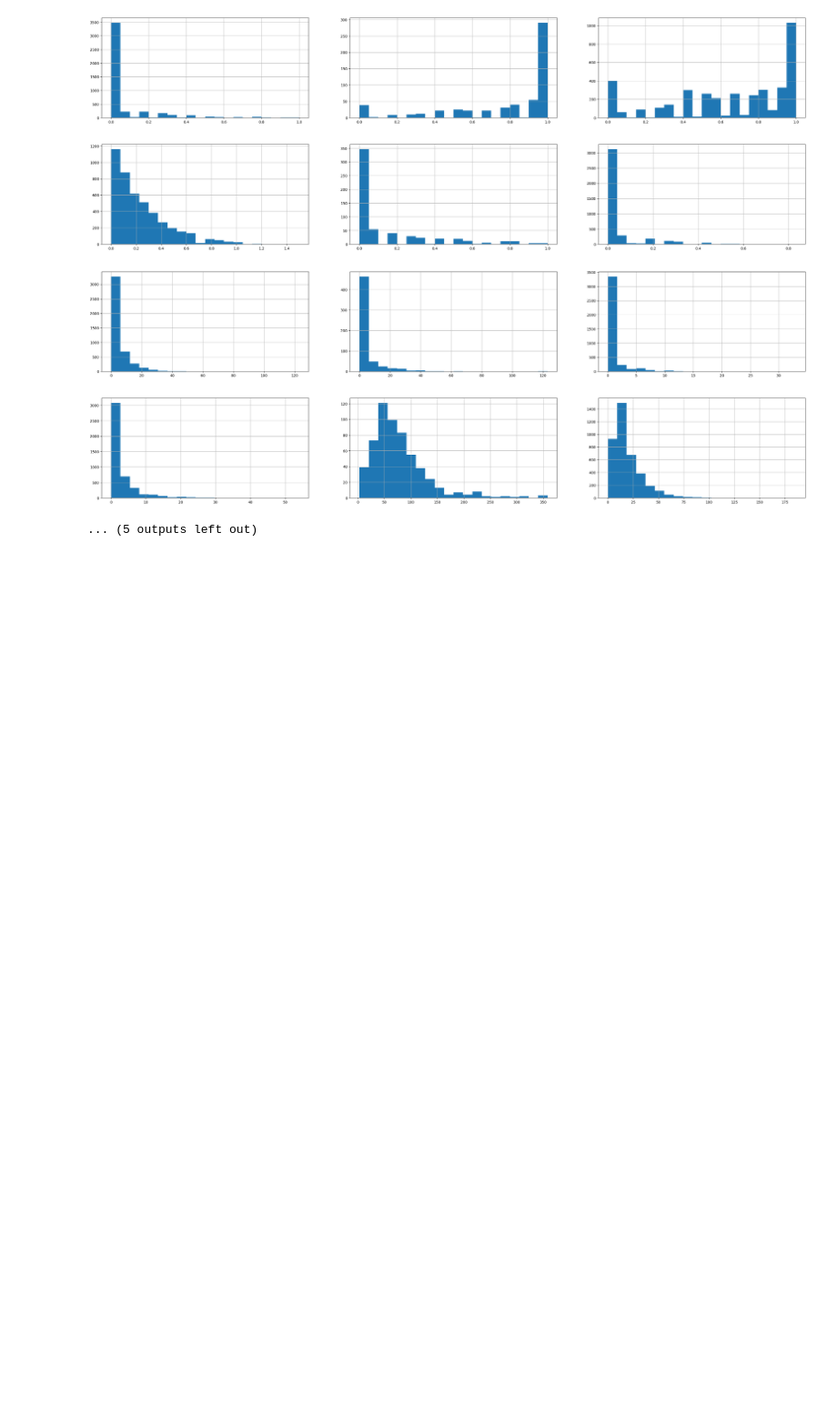
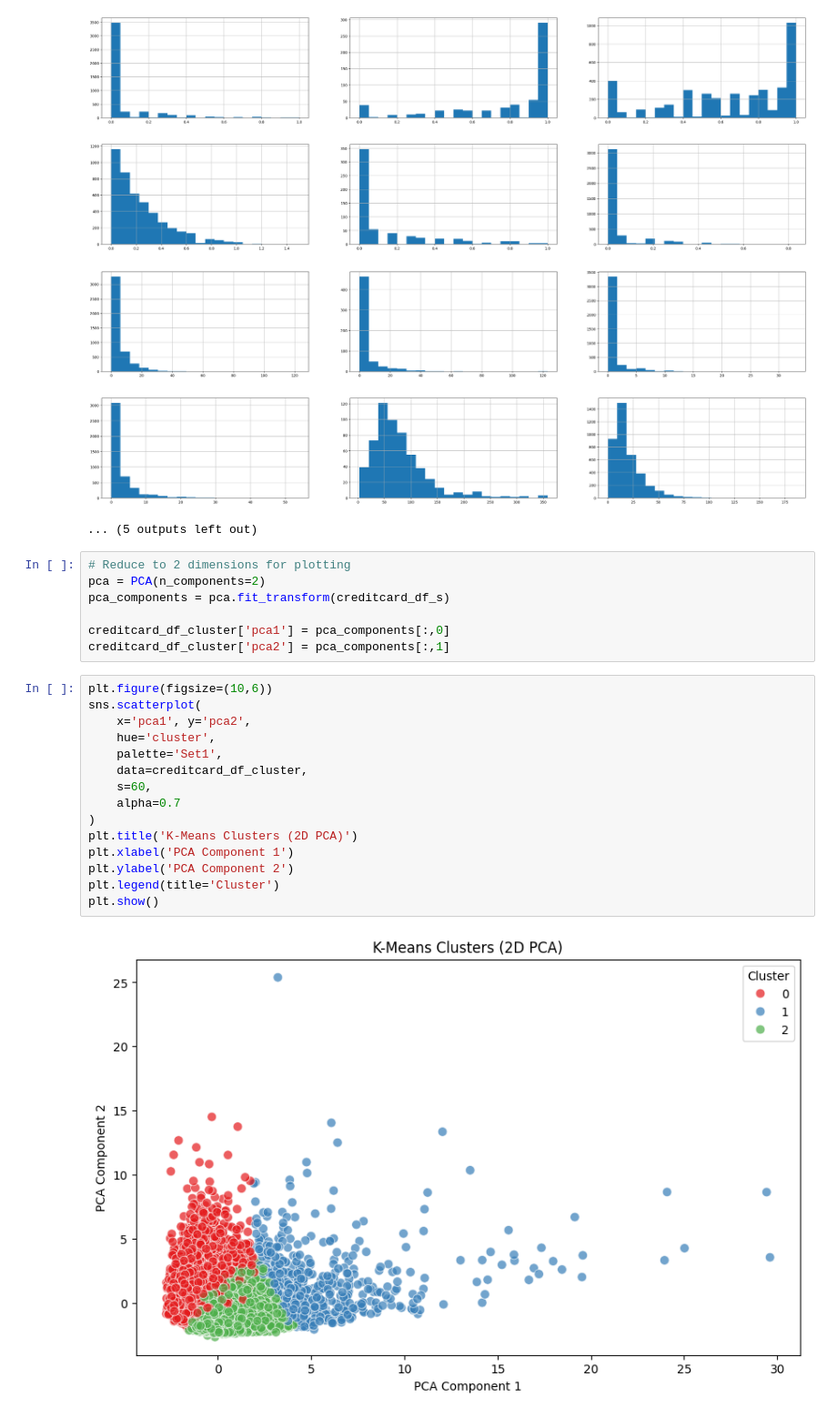
Before and after one commit to alb1nut/Credit-Card-Customer-Segmentation-, a Jupyter notebook: Customer_Segmentation_for_Marketing_Strategy.ipynb, the cells around one changed output. Shown at 91% size. Saved outputs shown, nothing was run; the diff lists cells and outputs as text; blank space fills up the shorter version.

Commit message:
Reduced dimensionality with PCA and Visualize clusters

```diff
--- a/Customer_Segmentation_for_Marketing_Strategy.ipynb
+++ b/Customer_Segmentation_for_Marketing_Strategy.ipynb
@@ -385,3 +385,27 @@ for i in creditcard_df.columns:
 [figure]
 [figure]
 ... (5 outputs left out)
+# %%
+# Reduce to 2 dimensions for plotting
+pca = PCA(n_components=2)
+pca_components = pca.fit_transform(creditcard_df_s)
+
+creditcard_df_cluster['pca1'] = pca_components[:,0]
+creditcard_df_cluster['pca2'] = pca_components[:,1]
+# %%
+plt.figure(figsize=(10,6))
+sns.scatterplot(
+    x='pca1', y='pca2',
+    hue='cluster',
+    palette='Set1',
+    data=creditcard_df_cluster,
+    s=60,
+    alpha=0.7
+)
+plt.title('K-Means Clusters (2D PCA)')
+plt.xlabel('PCA Component 1')
+plt.ylabel('PCA Component 2')
+plt.legend(title='Cluster')
+plt.show()
+# %% [output]
+[figure, added]
```
